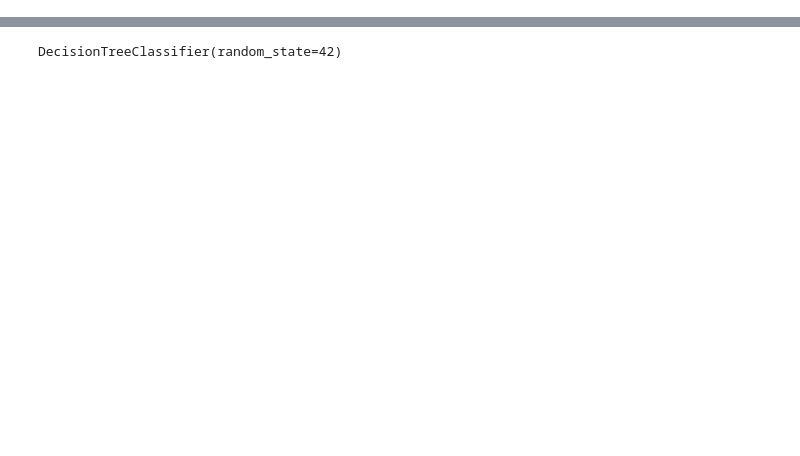
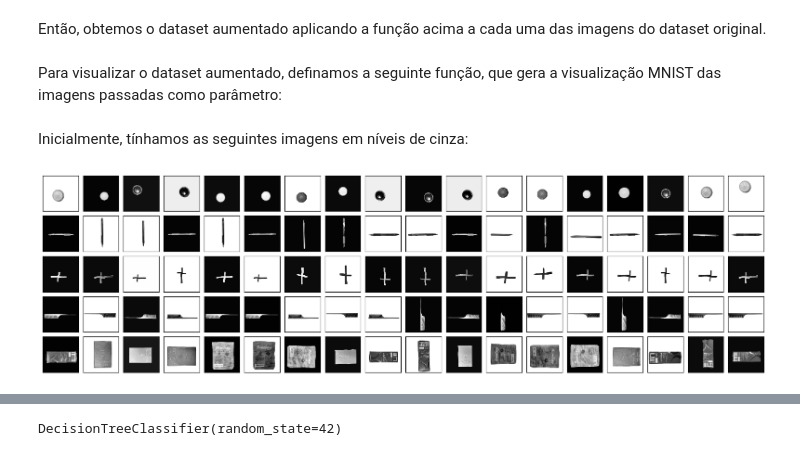
Before and after one commit to csrjr/mac0447EP, a Jupyter notebook: ImageClassifier/model.ipynb, the cells around one changed output, grey strips where cells are left out. Drawn from its saved outputs; the diff is of its cells as text; code cells hidden in the pictures; blank space fills up the shorter version.

```diff
--- a/ImageClassifier/model.ipynb
+++ b/ImageClassifier/model.ipynb
@@ -19,4 +32,4 @@ for subdir, _, files in os.walk('dataset'):
     for fname in files:
         class_name = subdir.partition('/')[2]
         img = cv2.imread(f"{subdir}/{fname}", cv2.IMREAD_GRAYSCALE)
-        original_gray_dataset.append(Object(class_name, cv2.resize(img, (H, H))))
+        original_gray_dataset.append(Object(class_name, cv2.resize(img, (H, H)), fname))
@@ -28,12 +57,38 @@ mean_filter = np.tile(1/(MEAN_SZ**2), (MEAN_SZ, MEAN_SZ))
 # %%
 def augment_img(img):
-    return (img,
+    return [img,
             cv2.normalize((linear_gradient * img).astype(np.uint8), None, 0, 255, cv2.NORM_MINMAX, dtype=cv2.CV_8U),
             cv2.normalize((np.log2(1 + img/255) * 255).astype(np.uint8), None, 0, 255, cv2.NORM_MINMAX, dtype=cv2.CV_8U),
             cv2.normalize(((2**(img/255) - 1) * 255).astype(np.uint8), None, 0, 255, cv2.NORM_MINMAX, dtype=cv2.CV_8U),
-            cv2.filter2D(src=img, ddepth=-1, kernel=mean_filter))
+            cv2.filter2D(src=img, ddepth=-1, kernel=mean_filter)]
+# %% [markdown]
+Então, obtemos o dataset aumentado aplicando a função acima a cada uma das imagens do dataset original.
 # %%
 augmented_dataset = []
 for obj in original_gray_dataset:
     for aug_img in augment_img(obj.img):
-        augmented_dataset.append(Object(obj.class_name, aug_img))
+        augmented_dataset.append(Object(obj.class_name, aug_img, obj.fname))
+# %% [markdown]
+Para visualizar o dataset aumentado, definamos a seguinte função, que gera a visualização MNIST das imagens passadas como parâmetro:
+# %%
+from mpl_toolkits.axes_grid1 import ImageGrid
+
+def mnist(imgs, n_rows, n_cols, img_size, figsize=(20,15)):
+    fig = plt.figure(figsize=figsize)
+    grid = ImageGrid(fig, 111,
+                     nrows_ncols=(n_rows, n_cols),
+                     axes_pad=0.1, share_all=True)
+
+    grid[0].get_yaxis().set_ticks([])
+    grid[0].get_xaxis().set_ticks([])
+
+    for ax, im in zip(grid, imgs):
+        ax.imshow(cv2.resize(im, (img_size,img_size)), cmap='gray')
+
+    plt.show()
+# %% [markdown]
+Inicialmente, tínhamos as seguintes imagens em níveis de cinza:
+# %%
+mnist([obj.img for obj in augmented_dataset[0::5]], 5, 18, 64)
+# %% [output]
+[figure, added]
```
Also changed, not shown: parts of 76 cells of this notebook, 11 other files.
